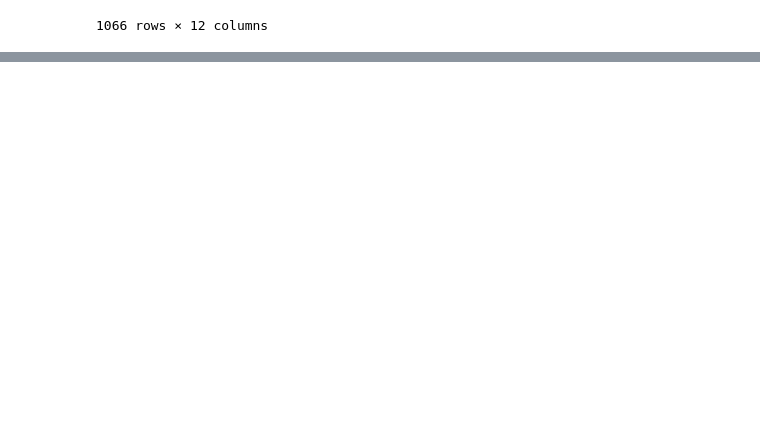
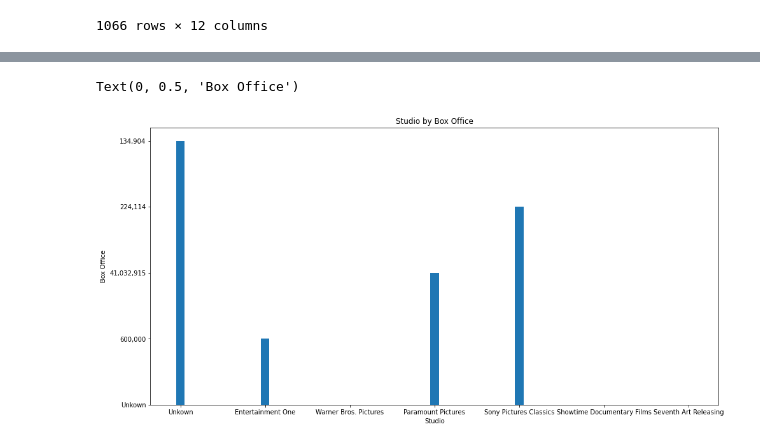
Before and after one commit to reboyce/Gilbert-Team-Repo, a Jupyter notebook: Notebooks/Telma's Notebook.ipynb, the cells around one changed output, grey strips where cells are left out. Drawn from its saved outputs; the diff is of its cells as text; code cells hidden in the pictures; blank space fills up the shorter version.

```diff
--- a/Notebooks/Telma's Notebook.ipynb
+++ b/Notebooks/Telma's Notebook.ipynb
@@ -68,0 +55,3 @@ df_rt[df_rt["box_office"].notnull()]
+# %%
+df_clean = df_clean.fillna("Unkown")
+df_clean
@@ -68,0 +72,5 @@ df_rt[df_rt["box_office"].notnull()]
+# %%
+#getting a dataframe with studio names where box_office is not null
+office_revenue = df_clean[df_clean["box_office"].notnull()]
+
+office_revenue
@@ -68,0 +91,4 @@ df_rt[df_rt["box_office"].notnull()]
+# %%
+#Removing commas from box office and converting to int
+office_revenue["box_office"] = office_revenue["box_office"].str.replace(",","")
+office_revenue["box_office"] = office_revenue["box_office"].astype("int64")
@@ -68,0 +106,3 @@ df_rt[df_rt["box_office"].notnull()]
+# %%
+#Converting studio to string
+office_revenue["studio"] = office_revenue["studio"].astype("string")
@@ -68,0 +148,18 @@ df_rt[df_rt["box_office"].notnull()]
+# %%
+# Create the plot
+fig, ax = plt.subplots(figsize=(16, 8))
+
+# Graph X vs height as a bar graph
+x = office_revenue["studio"].head(15)
+y = office_revenue["box_office"].head(15)
+ax.bar(x, y, width =0.1)
+
+# Set title
+ax.set_title("Studio by Box Office")
+
+# Set labels for X and Y axes
+ax.set_xlabel("Studio")
+ax.set_ylabel("Box Office")
+# %% [output]
+Text(0, 0.5, 'Box Office')
+[figure, added]
```
Also changed, not shown: parts of 14 cells of this notebook, 1 other file.
